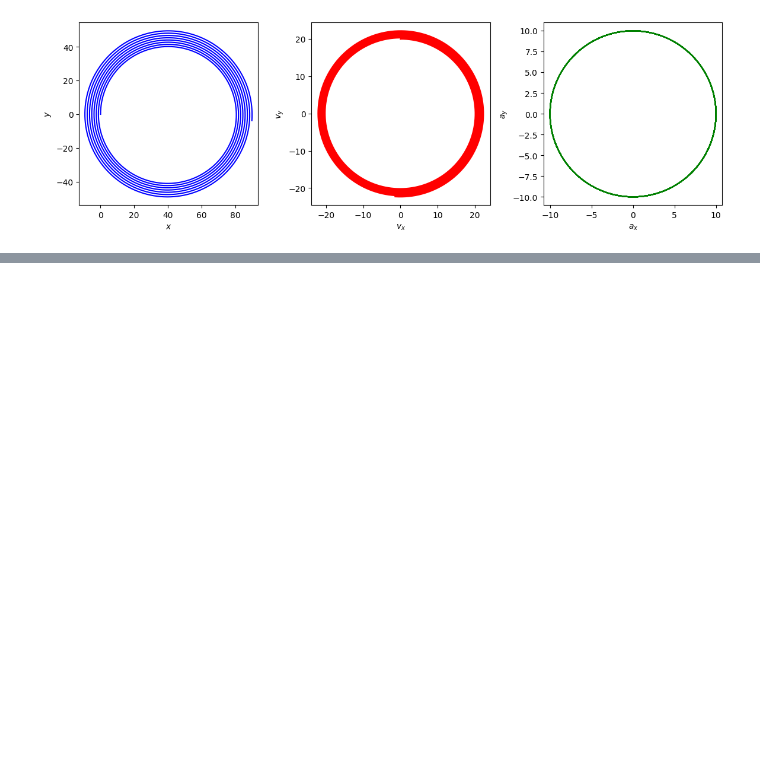
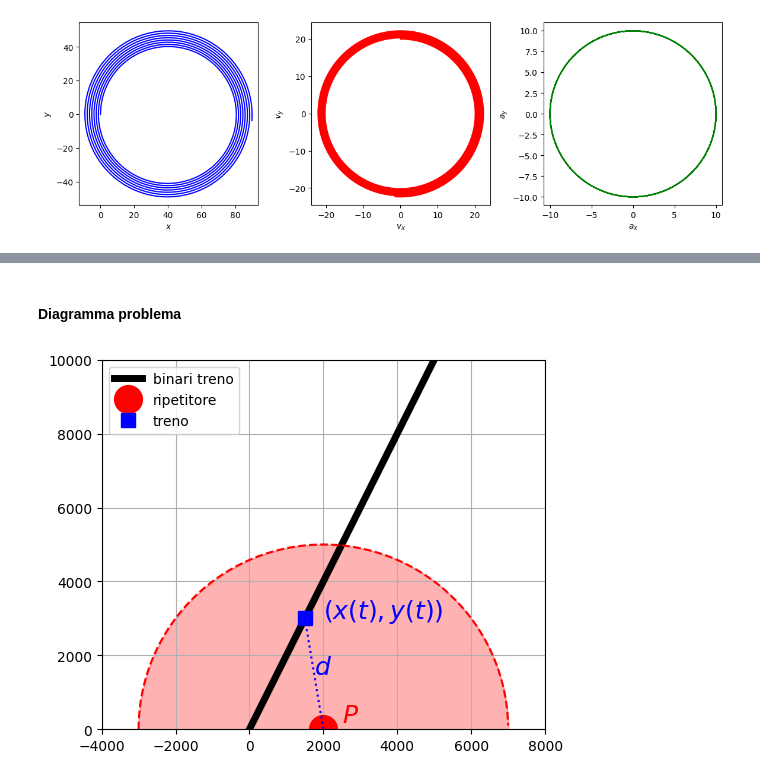
Before and after one commit to nicolalogullo/27005227-fisica-computazionale, a Jupyter notebook: Esecizi_moto2D_soluzioni.ipynb, the cells around one changed output, grey strips where cells are left out. Drawn from its saved outputs; the diff is of its cells as text; code cells hidden in the pictures; blank space fills up the shorter version.

```diff
--- a/Esecizi_moto2D_soluzioni.ipynb
+++ b/Esecizi_moto2D_soluzioni.ipynb
@@ -753,0 +765,28 @@ axes[2].axis('equal')
+# %% [markdown]
+#### **Diagramma problema**
+# %%
+xs = np.linspace(0, 5000, 2)
+ys = 2 * xs
+X, Y = (2000, 0)
+xt, yt = 1500, 3000
+raggio = 5000
+xcs = np.arange(-raggio, raggio)
+ycs = np.sqrt(raggio**2-xcs**2)
+
+plt.plot(xs, ys, color='black', linewidth=5, label='binari treno')
+plt.plot(X, Y, 'ro', label='ripetitore', markersize=20)
+plt.plot(xcs+X, ycs+Y, 'r--')
+plt.plot(xt, yt, 'bs', markersize=10, label='treno')
+plt.plot([X, xt], [Y, yt], 'b:')
+plt.text((X+xt)*.5, (Y+yt)*.5, '$d$', fontsize=18, color='blue')
+plt.text(xt+500, yt, '$(x(t), y(t))$', fontsize=18, color='blue')
+plt.text(X+500, Y+200, '$P$', fontsize=18, color='red')
+
+plt.fill_between(xcs + X, ycs + Y, Y, color='red', alpha=0.3)
+plt.axis('scaled')
+plt.xlim(X-raggio-1000, X+raggio+1000)
+plt.ylim(ys[0], ys[-1])
+plt.legend()
+plt.grid()
+# %% [output]
+[figure, added]
```
Also changed, not shown: parts of 2 cells of this notebook.
